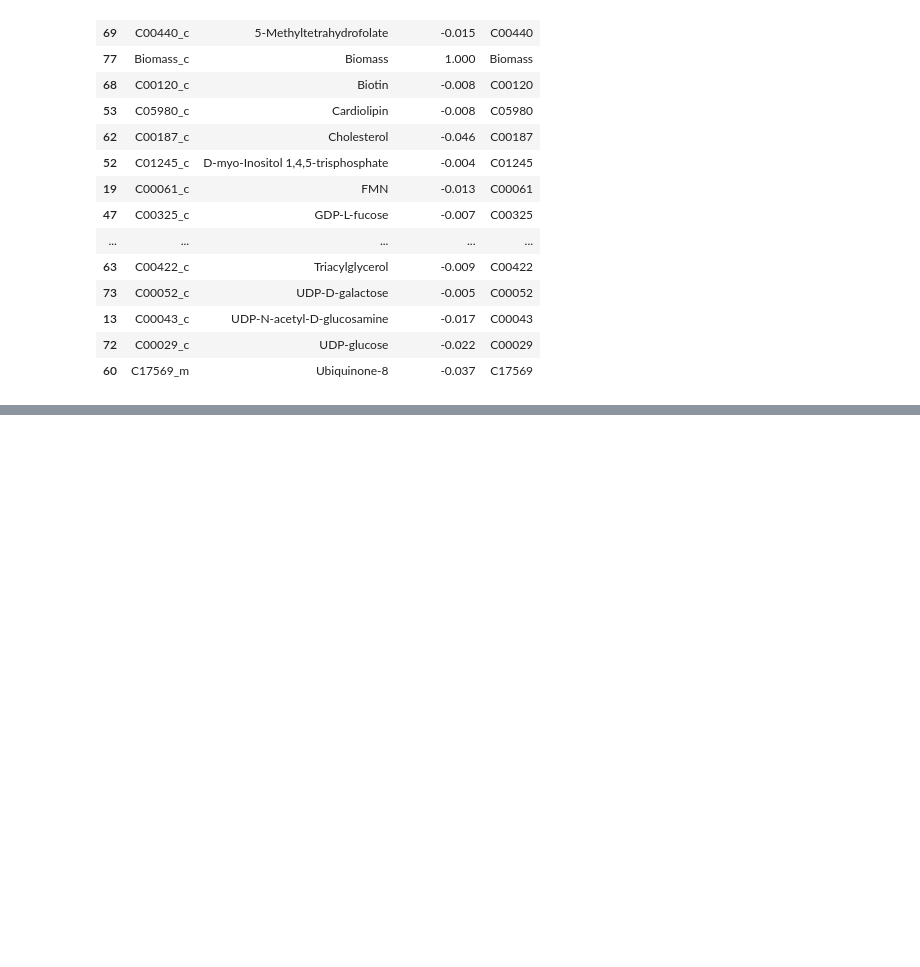
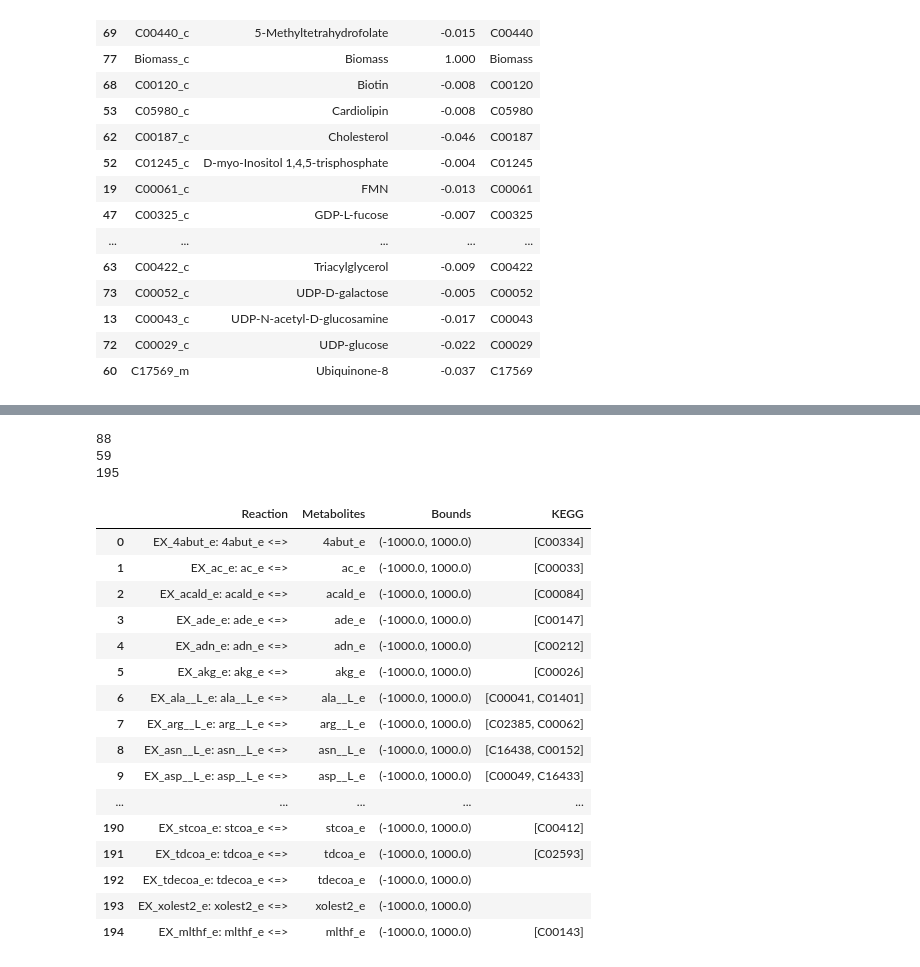
Before and after one commit to Nexia23/Plasmodium_abs_FBA, a Jupyter notebook: compare_GEMs.ipynb, the cells around one changed output, grey strips where cells are left out. Saved outputs shown, nothing was run; the diff lists cells and outputs as text; code cells hidden in the pictures; blank space fills up the shorter version.

```diff
--- a/compare_GEMs.ipynb
+++ b/compare_GEMs.ipynb
@@ -187,0 +253,30 @@ biomass_ipfal[~biomass_ipfal.index.isin(venn_ipfal.index)].sort_values(by='metab
+# %%
+not_included = np.asarray(ex_ids)[~np.isin(np.arange(len(ex_ids)), ids_l)]
+included = np.asarray(ex_ids)[np.isin(np.arange(len(ex_ids)), ids_l)]
+
+df_ex_carey['KEGG']=ex_df
+print(len(included))
+print(len(not_included))
+print(len(df_ex_carey))
+df_ex_carey#.iloc[included]
+# %% [output]
+88
+59
+195
+|  | Reaction | Metabolites | Bounds | KEGG |
+| 0 | EX_4abut_e: 4abut_e <=> | 4abut_e | (-1000.0, 1000.0) | [C00334] |
+| 1 | EX_ac_e: ac_e <=> | ac_e | (-1000.0, 1000.0) | [C00033] |
+| 2 | EX_acald_e: acald_e <=> | acald_e | (-1000.0, 1000.0) | [C00084] |
+| 3 | EX_ade_e: ade_e <=> | ade_e | (-1000.0, 1000.0) | [C00147] |
+| 4 | EX_adn_e: adn_e <=> | adn_e | (-1000.0, 1000.0) | [C00212] |
+| 5 | EX_akg_e: akg_e <=> | akg_e | (-1000.0, 1000.0) | [C00026] |
+| 6 | EX_ala__L_e: ala__L_e <=> | ala__L_e | (-1000.0, 1000.0) | [C00041, C01401] |
+| 7 | EX_arg__L_e: arg__L_e <=> | arg__L_e | (-1000.0, 1000.0) | [C02385, C00062] |
+| 8 | EX_asn__L_e: asn__L_e <=> | asn__L_e | (-1000.0, 1000.0) | [C16438, C00152] |
+| 9 | EX_asp__L_e: asp__L_e <=> | asp__L_e | (-1000.0, 1000.0) | [C00049, C16433] |
+| ... | ... | ... | ... | ... |
+| 190 | EX_stcoa_e: stcoa_e <=> | stcoa_e | (-1000.0, 1000.0) | [C00412] |
+| 191 | EX_tdcoa_e: tdcoa_e <=> | tdcoa_e | (-1000.0, 1000.0) | [C02593] |
+| 192 | EX_tdecoa_e: tdecoa_e <=> | tdecoa_e | (-1000.0, 1000.0) |  |
+| 193 | EX_xolest2_e: xolest2_e <=> | xolest2_e | (-1000.0, 1000.0) |  |
+| 194 | EX_mlthf_e: mlthf_e <=> | mlthf_e | (-1000.0, 1000.0) | [C00143] |
```
Also changed, not shown: parts of 9 cells of this notebook, 1 other file.
